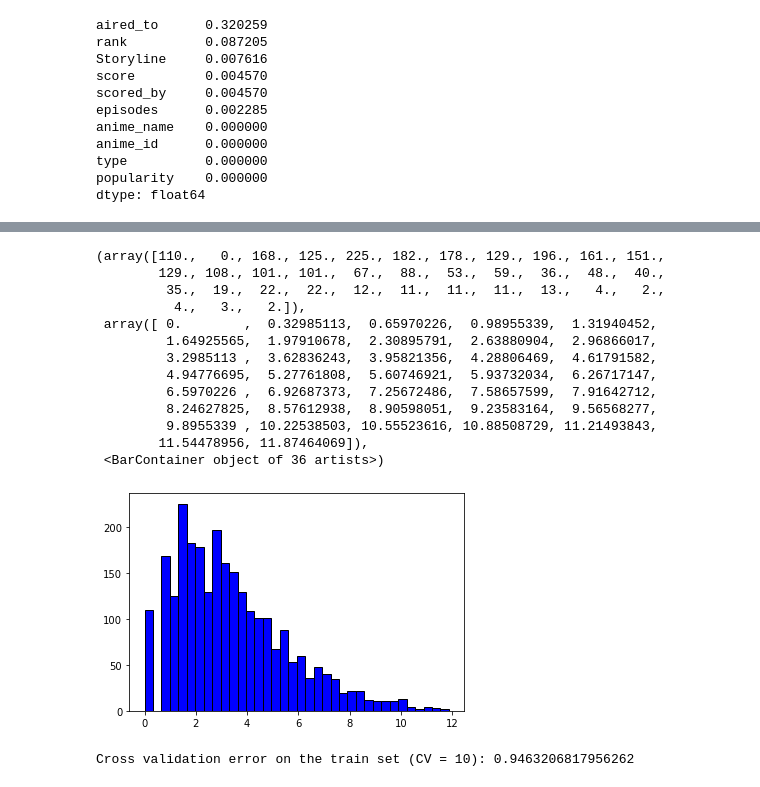
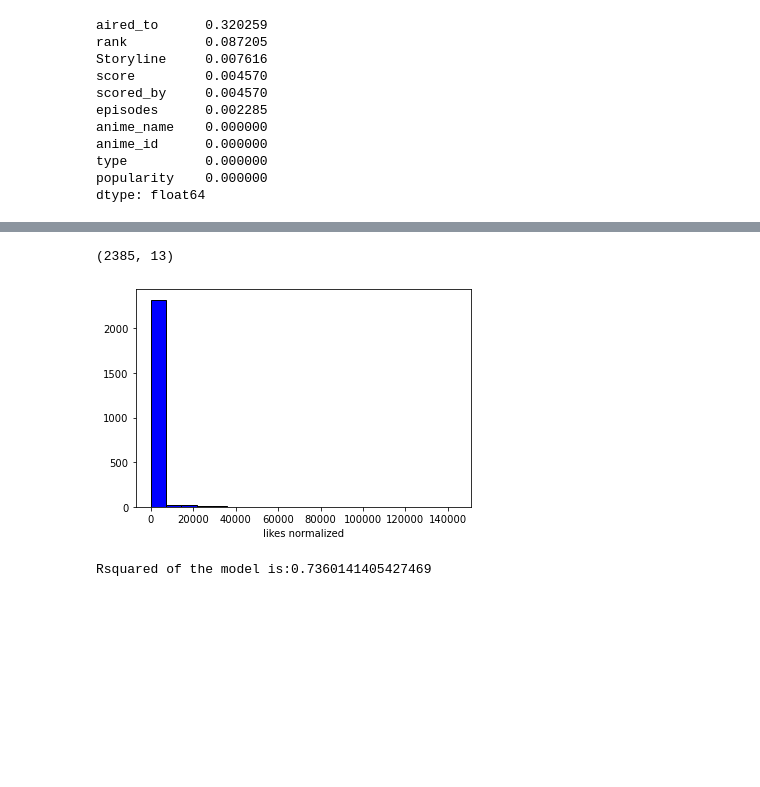
Before and after one commit to RobertoColangelo/Data-Science, a Jupyter notebook: Regression.ipynb, the cells around one changed output, grey strips where cells are left out. Drawn from its saved outputs; the diff is of its cells as text; code cells hidden in the pictures; blank space fills up the shorter version.

Commit message:
Completed regression models

```diff
--- a/Regression.ipynb
+++ b/Regression.ipynb
@@ -44,6 +54,6 @@ type          0.000000
 popularity    0.000000
 dtype: float64
 # %%
-df['rank'] = df['rank'].fillna(0)
-df['score'] = df['score'].fillna(0)
-df['scored_by'] = df['scored_by'].fillna(0)
+#Looking for instances with null values in the rank column
+NaN_rows = df[df['rank'].isnull()]
+NaN_rows
@@ -50,20 +74,23 @@ df['scored_by'] = df['scored_by'].fillna(0)
+# %%
+#deleting instances with null values
+df.dropna(subset=['rank','score','scored_by'], inplace=True)
+df.replace([np.inf, -np.inf], np.nan, inplace=True)
+df.shape
+# %% [output]
+(2385, 13)
+# %%
+#Creating predictors and target variable
+X=df [['score','rank','popularity','scored_by']]
+Y=df['likes']
+Y=Y.values.reshape(-1,1)
 # %%
 #Normalizing the distribution of the target variable likes
-df['likes']=np.log(df['likes']+1)
+scaler=StandardScaler()
+Y=scaler.fit_transform(Y)
+X=scaler.fit_transform(X)
 plt.hist(df['likes'], color = 'blue', edgecolor = 'black',
-         bins = int(180/5))
+         bins = int(20))
+plt.xlabel('likes normalized')
+plt.show()
 # %% [output]
-(array([110.,   0., 168., 125., 225., 182., 178., 129., 196., 161., 151.,
-        129., 108., 101., 101.,  67.,  88.,  53.,  59.,  36.,  48.,  40.,
-         35.,  19.,  22.,  22.,  12.,  11.,  11.,  11.,  13.,   4.,   2.,
-          4.,   3.,   2.]),
- array([ 0.        ,  0.32985113,  0.65970226,  0.98955339,  1.31940452,
-         1.64925565,  1.97910678,  2.30895791,  2.63880904,  2.96866017,
-         3.2985113 ,  3.62836243,  3.95821356,  4.28806469,  4.61791582,
-         4.94776695,  5.27761808,  5.60746921,  5.93732034,  6.26717147,
-         6.5970226 ,  6.92687373,  7.25672486,  7.58657599,  7.91642712,
-         8.24627825,  8.57612938,  8.90598051,  9.23583164,  9.56568277,
-         9.8955339 , 10.22538503, 10.55523616, 10.88508729, 11.21493843,
-        11.54478956, 11.87464069]),
- <BarContainer object of 36 artists>)
-[figure, old version]
+[figure, new version]
@@ -76,9 +100,8 @@ y = y.fillna(0)
 # %%
-scorer = make_scorer(mean_squared_error, greater_is_better = False)
-model = LinearRegression()
-print("Cross validation error on the train set (CV = 10): {}".format(np.sqrt(-cross_val_score(model, X, y, scoring = scorer, cv = 10)).mean()))
-cross_val_score(model, X, y, scoring = scorer, cv = 10)
-model.fit(X, y)
-y_pred = model.predict(X)
+#1st model with a simple multivariate linear regression
+model1=LinearRegression()
+model1.fit(X_train,Y_train)
+Y_pred = model1.predict(X_test)
+print('Rsquared of the model is:'+ str(r2_score(Y_pred,Y_test)))
 # %% [output]
-Cross validation error on the train set (CV = 10): 0.9463206817956262
+Rsquared of the model is:0.7360141405427469
```
Also changed, not shown: parts of 11 cells of this notebook.
